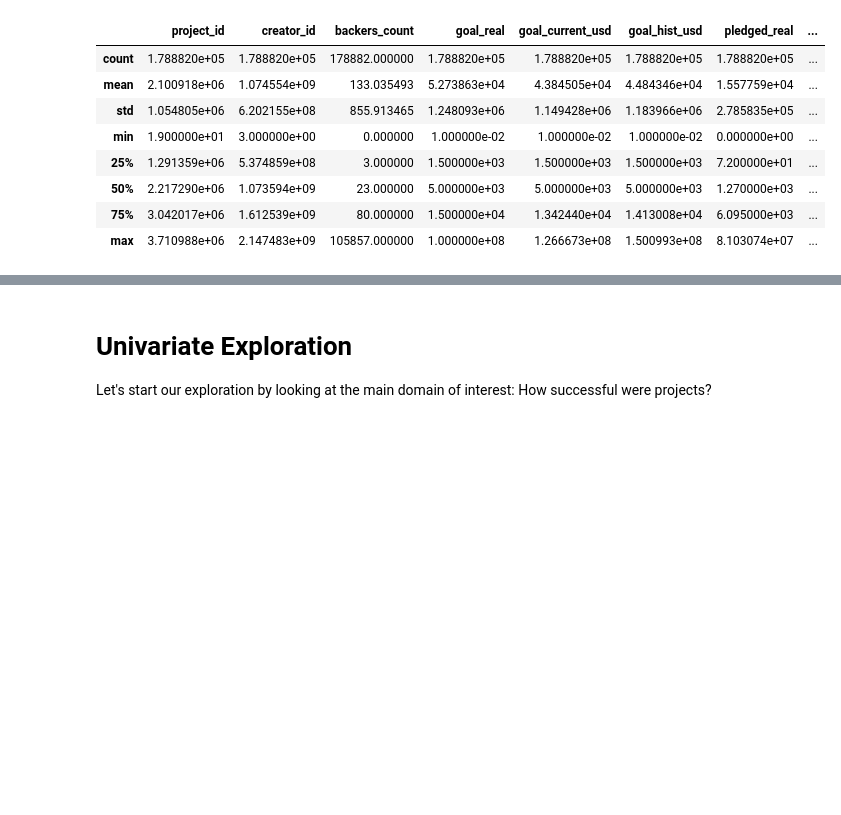
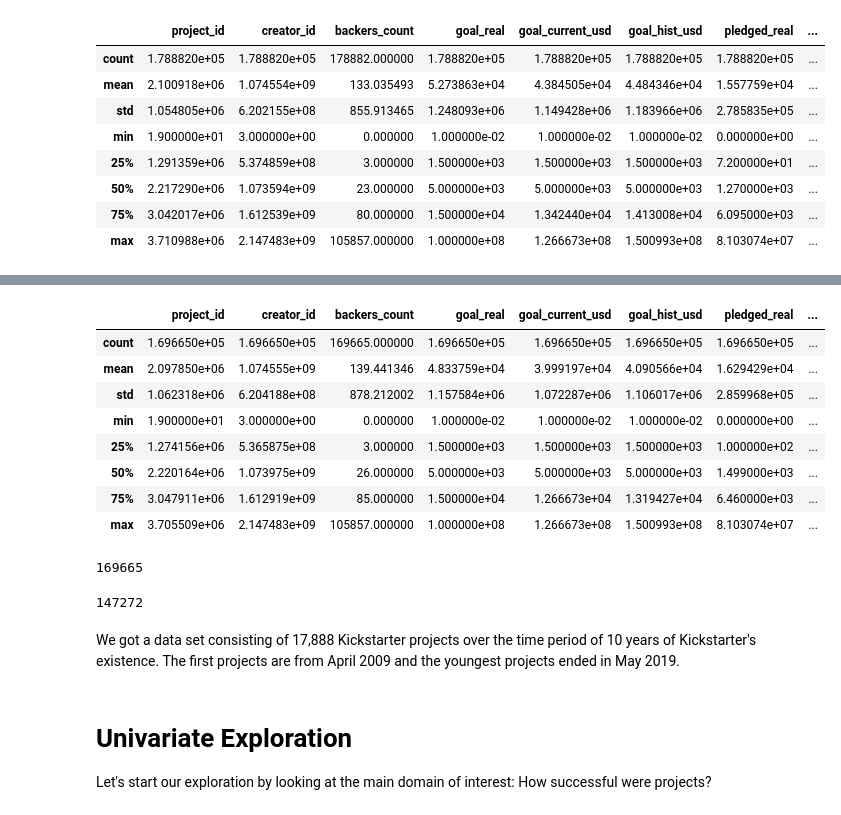
Before and after one commit to faymarie/crowdfunding-analysis, a Jupyter notebook: crowdfunding-visual-analysis.ipynb, the cells around one changed output, grey strips where cells are left out. Cells and saved outputs as stored; diff of their text form; code cells hidden in the pictures; blank space fills up the shorter version.

```diff
--- a/crowdfunding-visual-analysis.ipynb
+++ b/crowdfunding-visual-analysis.ipynb
@@ -37 +37,5 @@ master_df.head()
 5 rows × 33 columns
+# %%
+# Create a separate data frame for completed project only
+ks_compl = master_df.query('(status == "successful") | (status == "failed")')
+ks_compl.status.value_counts()
@@ -121,3 +156,27 @@ master_df.describe()
+# %%
+ks_compl.describe()
+# %% [output]
+|  | project_id | creator_id | backers_count | goal_real | goal_current_usd | goal_hist_usd | pledged_real | ... |
+| count | 1.696650e+05 | 1.696650e+05 | 169665.000000 | 1.696650e+05 | 1.696650e+05 | 1.696650e+05 | 1.696650e+05 | ... |
+| mean | 2.097850e+06 | 1.074555e+09 | 139.441346 | 4.833759e+04 | 3.999197e+04 | 4.090566e+04 | 1.629429e+04 | ... |
+| std | 1.062318e+06 | 6.204188e+08 | 878.212002 | 1.157584e+06 | 1.072287e+06 | 1.106017e+06 | 2.859968e+05 | ... |
+| min | 1.900000e+01 | 3.000000e+00 | 0.000000 | 1.000000e-02 | 1.000000e-02 | 1.000000e-02 | 0.000000e+00 | ... |
+| 25% | 1.274156e+06 | 5.365875e+08 | 3.000000 | 1.500000e+03 | 1.500000e+03 | 1.500000e+03 | 1.000000e+02 | ... |
+| 50% | 2.220164e+06 | 1.073975e+09 | 26.000000 | 5.000000e+03 | 5.000000e+03 | 5.000000e+03 | 1.499000e+03 | ... |
+| 75% | 3.047911e+06 | 1.612919e+09 | 85.000000 | 1.500000e+04 | 1.266673e+04 | 1.319427e+04 | 6.460000e+03 | ... |
+| max | 3.705509e+06 | 2.147483e+09 | 105857.000000 | 1.000000e+08 | 1.266673e+08 | 1.500993e+08 | 8.103074e+07 | ... |
+# %%
+n_compl_projects = ks_compl.project_id.nunique()
+n_compl_projects
+# %% [output]
+169665
+# %%
+n_compl_creators_unique = ks_compl.creator_id.nunique()
+n_compl_creators_unique
+# %% [output]
+147272
+# %% [markdown]
+We got a data set consisting of 17,888 Kickstarter projects over the time period of 10 years of Kickstarter's existence. The first projects are from April 2009 and the youngest projects ended in May 2019.
 # %% [markdown]
 # Univariate Exploration <a name='univariateexploration'></a>
 Let's start our exploration by looking at the main domain of interest: How successful were projects?
```
Also changed, not shown: parts of 14 cells of this notebook, 1 other file.
